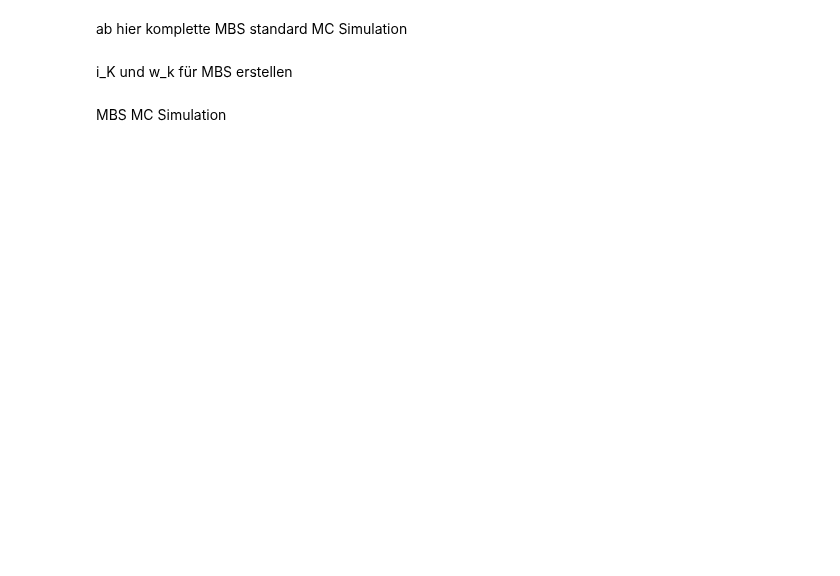
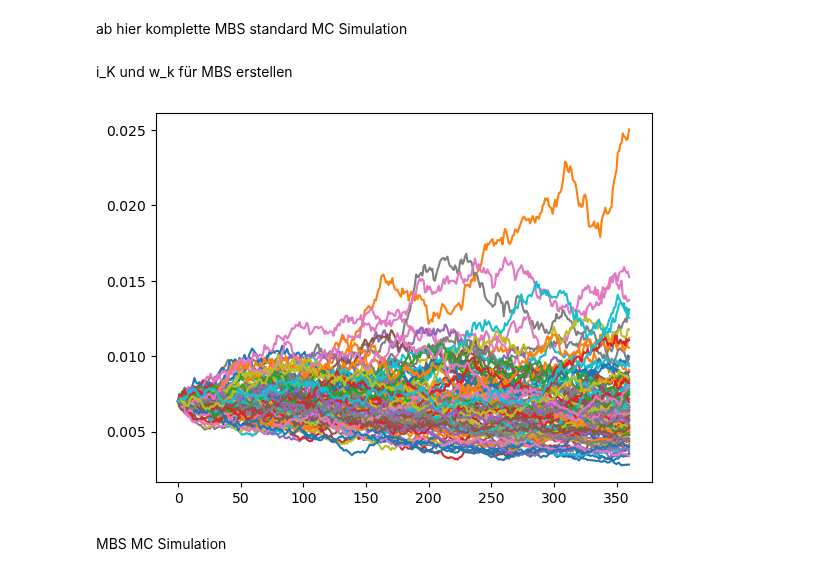
Before and after one commit to fabiangothe/Bachelor-thesis, a Jupyter notebook: MBS.ipynb, the cells around one changed output. Cells and saved outputs as stored; diff of their text form; code cells hidden in the pictures; blank space fills up the shorter version.

```diff
--- a/MBS.ipynb
+++ b/MBS.ipynb
@@ -138,47 +103,38 @@ i_K und w_k für MBS erstellen
 # %%
 #create normal distributed vector
 def random_normal_vector(d,mu, sigma):
     normal_vector = np.random.normal(loc=mu, scale=sigma, size=d)
     return  normal_vector
 
-
-sigma = np.sqrt(0.0004)
-months = 360
-number_paths = 100
-
-delta_t = 1 #month
-w = np.empty((number_paths,months))
+w = np.empty((number_paths,M))
 
 for m in range(number_paths):
     #create lower trinangular matrix with ones
-    lower_tri_matr = np.tril(np.ones([months,months]))
+    lower_tri_matr = np.tril(np.ones([M,M]))
     A = math.sqrt(delta_t)*lower_tri_matr
     #create Brownian motion
-    w[m,:] = A.dot(random_normal_vector(months,0,sigma))
+    w[m,:] = A.dot(random_normal_vector(M,0,sigma))
 
 #create differences of the Wiener process
 delta_w = np.concatenate((w[:,0].reshape(number_paths,1),np.diff(w, axis=1)),axis=1)
 
 
 K_0 = math.exp(-(sigma**2)/2)
 
 #X_diff = np.diff(X,axis = 1)    für BB MC Simulation
-i_k = np.empty((number_paths,months+1))     #+1 weil i_0 mit drin ist
+i_k = np.empty((number_paths,M+1))     #+1 weil i_0 mit drin ist
 i_k[:,0] = 0.007
 for n in range(number_paths):
-    for j in range(months):
+    for j in range(M):
         j = j+1
         i_k[n,j] = i_k[n,j-1]*K_0*math.exp(delta_w[n,j-1])
 plt.plot(i_k.T)
 plt.show()
 
-K1 = 0.01
-K2 = -0.005
-K3 = 10
-K4 = 0.5
-
-w_k = np.empty((number_paths,months))
+w_k = np.empty((number_paths,M))
 w_k = K1+K2*np.arctan(K3 * i_k + K4)
+# %% [output]
+[figure, added]
 # %% [markdown]
 MBS MC Simulation
 # %%
```
Also changed, not shown: parts of 12 cells of this notebook.
